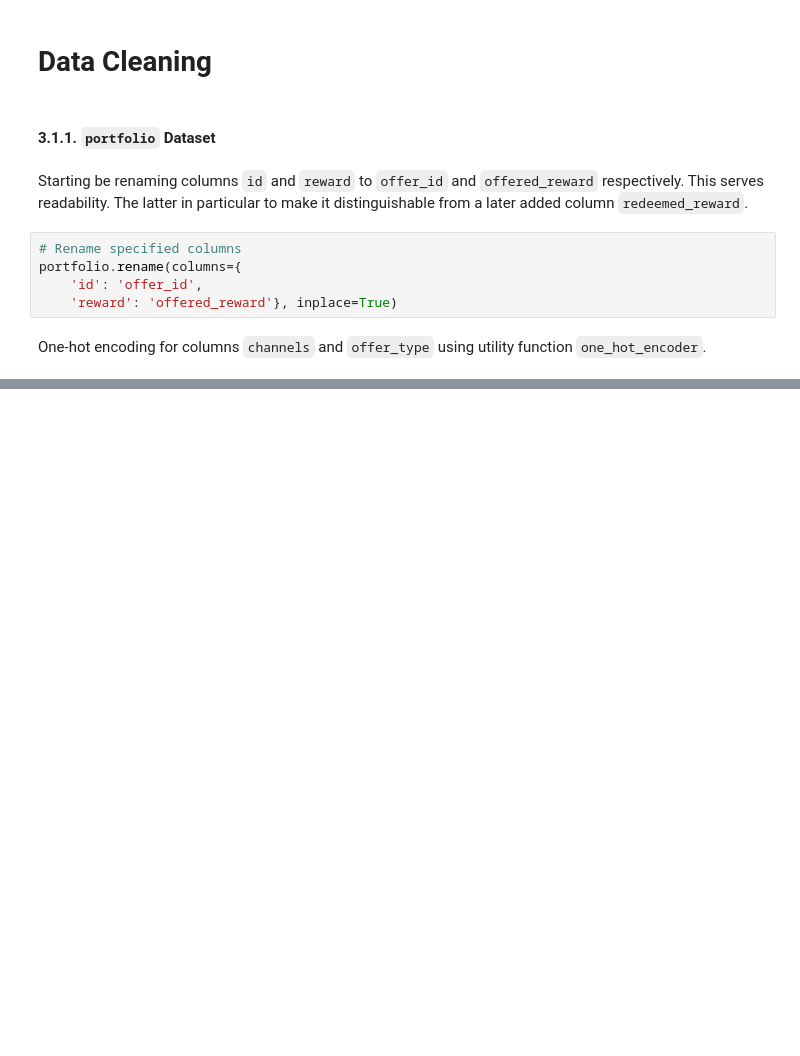
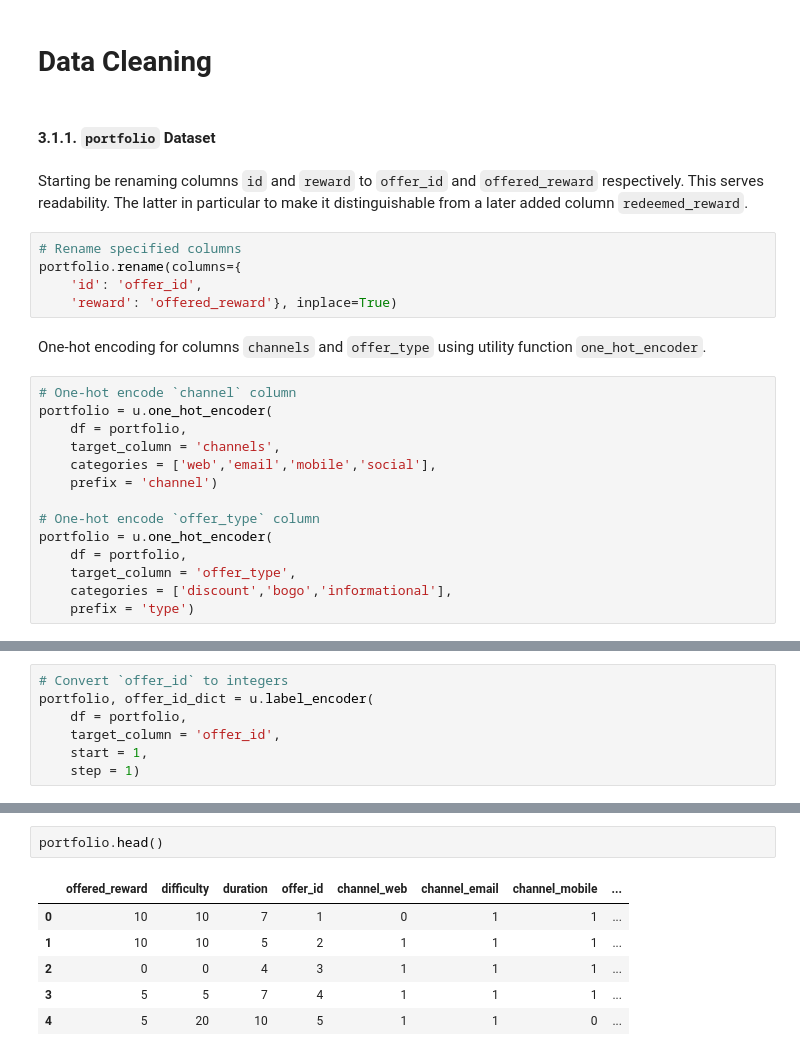
Before and after one commit to codeefy/Starbucks-Customer-Segmentation-, a Jupyter notebook: segmentation.ipynb, the cells around one changed output, grey strips where cells are left out. Cells and saved outputs as stored; diff of their text form; blank space fills up the shorter version.

```diff
--- a/segmentation.ipynb
+++ b/segmentation.ipynb
@@ -414,3 +414,16 @@ portfolio.rename(columns={
 # %% [markdown]
 One-hot encoding for columns `channels` and `offer_type` using utility function `one_hot_encoder`.
 # %%
+# One-hot encode `channel` column
+portfolio = u.one_hot_encoder(
+    df = portfolio,
+    target_column = 'channels',
+    categories = ['web','email','mobile','social'],
+    prefix = 'channel')
+
+# One-hot encode `offer_type` column
+portfolio = u.one_hot_encoder(
+    df = portfolio,
+    target_column = 'offer_type',
+    categories = ['discount','bogo','informational'],
+    prefix = 'type')
@@ -418,0 +432,7 @@ SyntaxError: invalid syntax (2466680001.py, line 1)
+# %%
+# Convert `offer_id` to integers
+portfolio, offer_id_dict = u.label_encoder(
+    df = portfolio,
+    target_column = 'offer_id',
+    start = 1,
+    step = 1)
@@ -418,0 +452,9 @@ SyntaxError: invalid syntax (2466680001.py, line 1)
+# %%
+portfolio.head()
+# %% [output]
+|  | offered_reward | difficulty | duration | offer_id | channel_web | channel_email | channel_mobile | ... |
+| 0 | 10 | 10 | 7 | 1 | 0 | 1 | 1 | ... |
+| 1 | 10 | 10 | 5 | 2 | 1 | 1 | 1 | ... |
+| 2 | 0 | 0 | 4 | 3 | 1 | 1 | 1 | ... |
+| 3 | 5 | 5 | 7 | 4 | 1 | 1 | 1 | ... |
+| 4 | 5 | 20 | 10 | 5 | 1 | 1 | 0 | ... |
```
Also changed, not shown: parts of 20 cells of this notebook.
